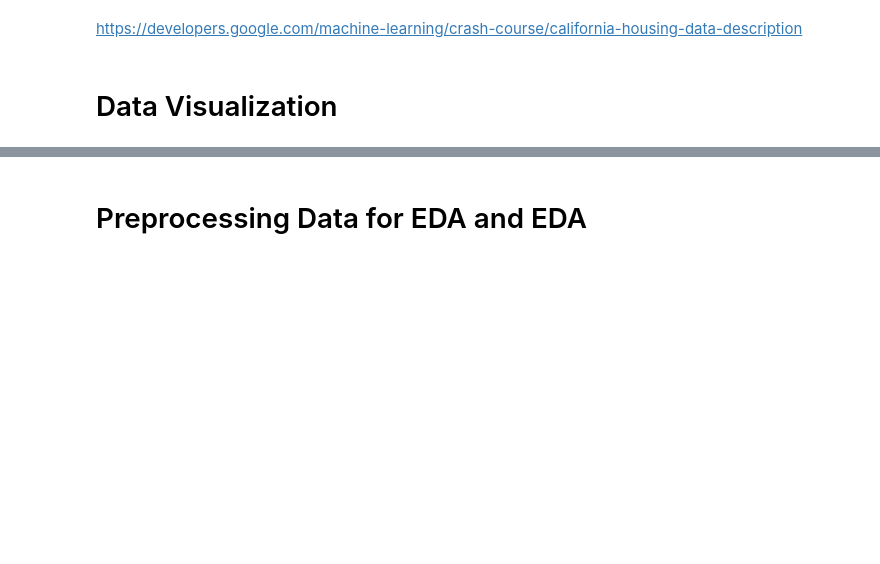
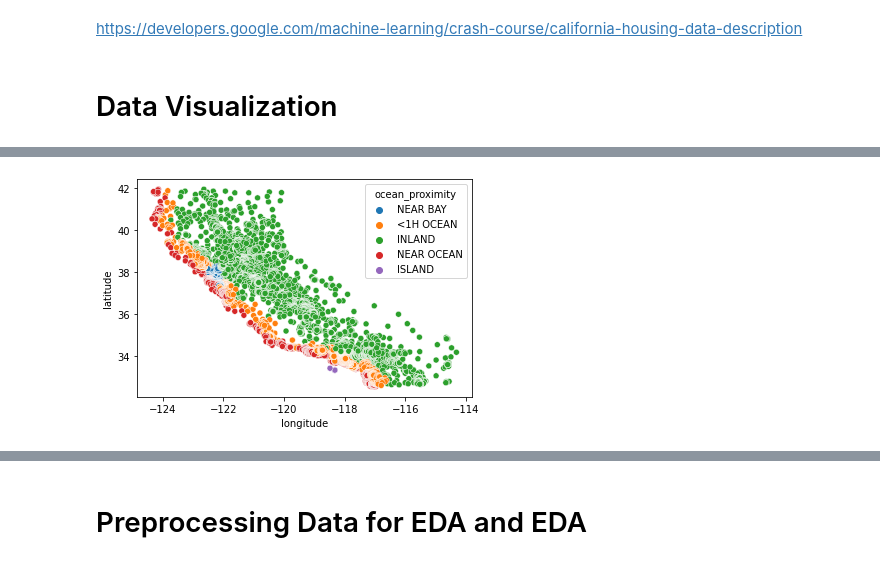
Before and after one commit to andre-nk/olc_california_housing, a Jupyter notebook: day-1-eda.ipynb, the cells around one changed output, grey strips where cells are left out. Drawn from its saved outputs; the diff is of its cells as text; code cells hidden in the pictures; blank space fills up the shorter version.

```diff
--- a/day-1-eda.ipynb
+++ b/day-1-eda.ipynb
@@ -13,5 +12,6 @@ from sklearn.preprocessing import LabelEncoder  # For label encoding in EDA
 from sklearn.utils import resample   # For data sampling in EDA
 from sklearn.utils import shuffle   # For shuffling the data
 # %%
-# Load the data
-housing = pd.read_csv('../input/california-housing-prices/housing.csv')
+# Print the data
+housing = pd.read_csv('./housing.csv')
+housing.head()
@@ -42,11 +43,12 @@ plt.show()
 # %%
 # Create scatterplot with seaborn + add HUE parameter
-#What is 'ocean_proximity'? Hue in the matter of design colors? In the table, the ocean_proximity
-#is like a simple string, so how it can show map colors?
+# What is 'ocean_proximity'? Hue in the matter of design colors? In the table, the ocean_proximity
+# is like a simple string, so how it can show map colors?
 scatter_sns_2 = sns.scatterplot(x='longitude', y='latitude', data=housing, hue='ocean_proximity')
-scattered = sns.
 
 plt.show()
+# %% [output]
+[figure, added]
 # %%
 # Add title above the scatterplot
 scatter_sns_2 = sns.scatterplot(x='longitude', y='latitude', data=housing, hue='ocean_proximity')
```
Also changed, not shown: parts of 25 cells of this notebook, 3 other files.
